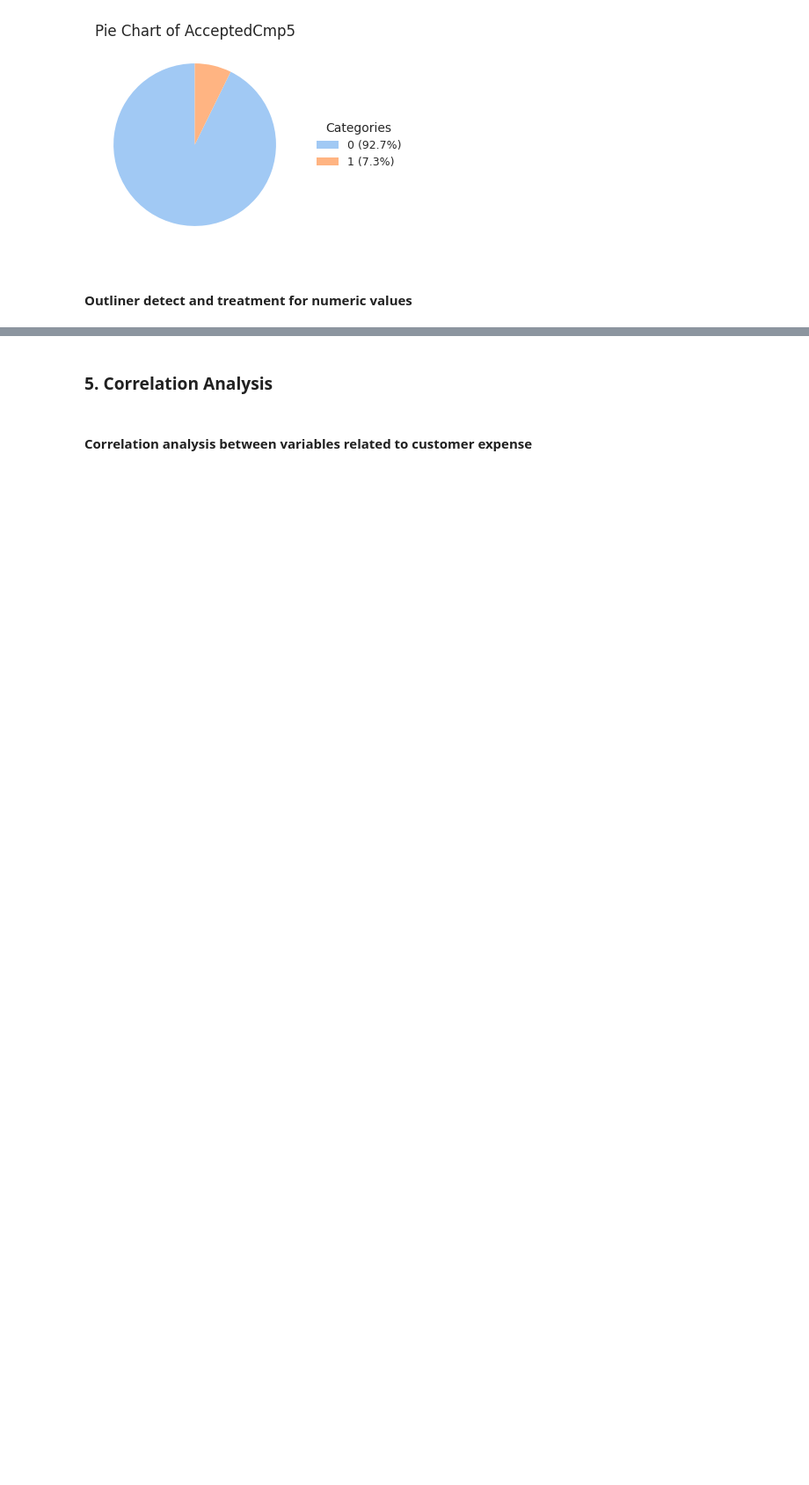
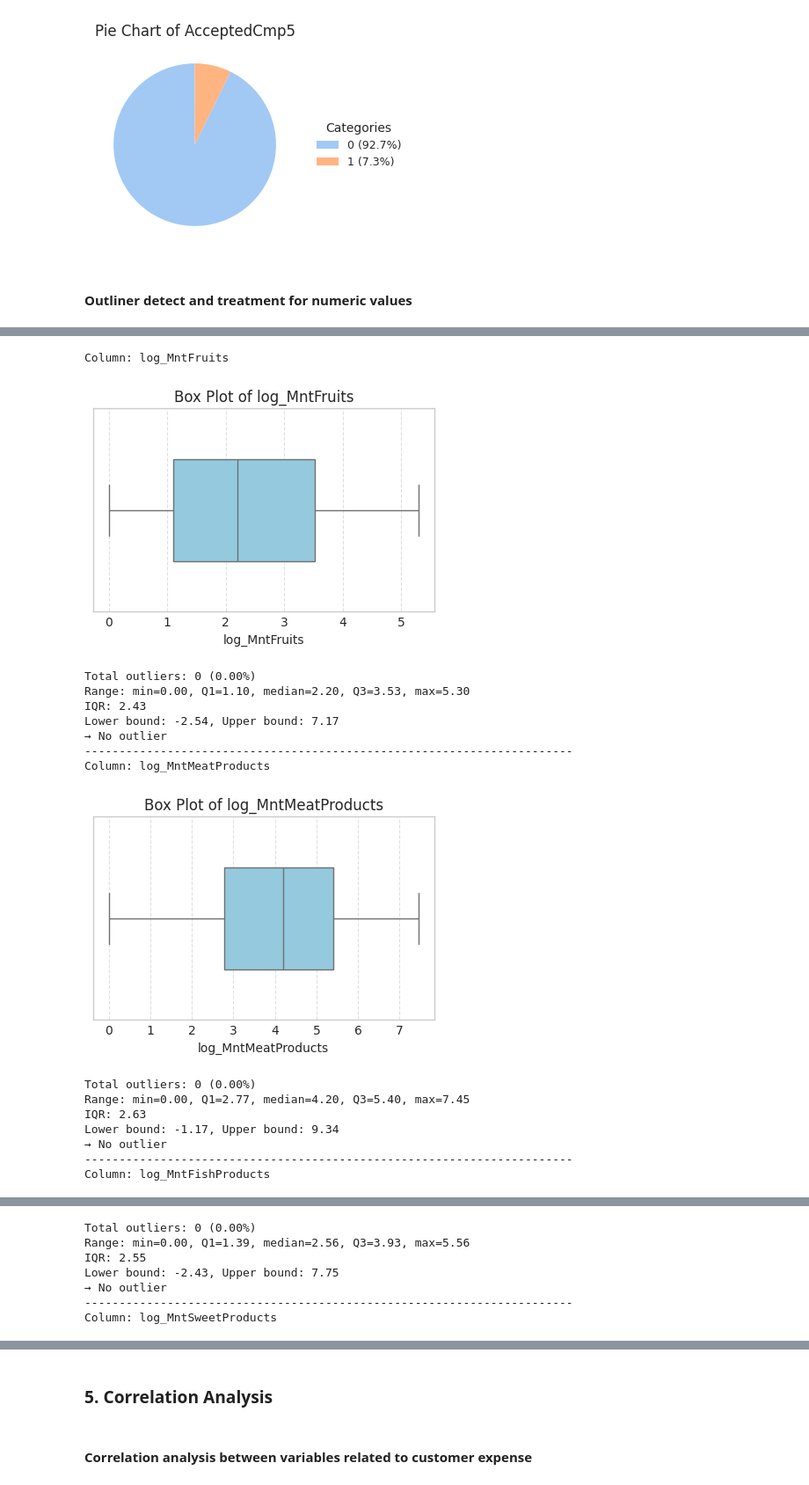
Before and after one commit to nh-adorie/adorie-data-projects, a Jupyter notebook: customer-personality-analysis/notebooks/1_eda_cleaning.ipynb, the cells around one changed output, grey strips where cells are left out. Shown at 88% size. Drawn from its saved outputs; the diff is of its cells as text; code cells hidden in the pictures; blank space fills up the shorter version.

Commit message:
log transformation

```diff
--- a/customer-personality-analysis/notebooks/1_eda_cleaning.ipynb
+++ b/customer-personality-analysis/notebooks/1_eda_cleaning.ipynb
@@ -413,0 +458,5 @@ TypeError: tuple indices must be integers or slices, not str
+# %%
+# columns to drop
+col_to_drop = ['Age', 'Income', 'MntWines']
+for col in col_to_drop:
+    df, _ = drop_outlier(df, col)
@@ -413,0 +477,24 @@ TypeError: tuple indices must be integers or slices, not str
+# %%
+log_transform_cols = ['log_MntFruits', 'log_MntMeatProducts', 'log_MntFishProducts', 'log_MntSweetProducts', 'log_MntGoldProducts']
+# %%
+# detect after log transformation
+for col in log_transform_cols:
+    outlier_detect(col)
+# %% [output]
+Column: log_MntFruits
+[figure, added]
+Total outliers: 0 (0.00%)
+Range: min=0.00, Q1=1.10, median=2.20, Q3=3.53, max=5.30
+IQR: 2.43
+Lower bound: -2.54, Upper bound: 7.17
+→ No outlier
+-----------------------------------------------------------------------
+Column: log_MntMeatProducts
+[figure, added]
+Total outliers: 0 (0.00%)
+Range: min=0.00, Q1=2.77, median=4.20, Q3=5.40, max=7.45
+IQR: 2.63
+Lower bound: -1.17, Upper bound: 9.34
+→ No outlier
+-----------------------------------------------------------------------
+Column: log_MntFishProducts
@@ -413,0 +502,7 @@ TypeError: tuple indices must be integers or slices, not str
+Total outliers: 0 (0.00%)
+Range: min=0.00, Q1=1.39, median=2.56, Q3=3.93, max=5.56
+IQR: 2.55
+Lower bound: -2.43, Upper bound: 7.75
+→ No outlier
+-----------------------------------------------------------------------
+Column: log_MntSweetProducts
```
Also changed, not shown: parts of 5 cells of this notebook.
